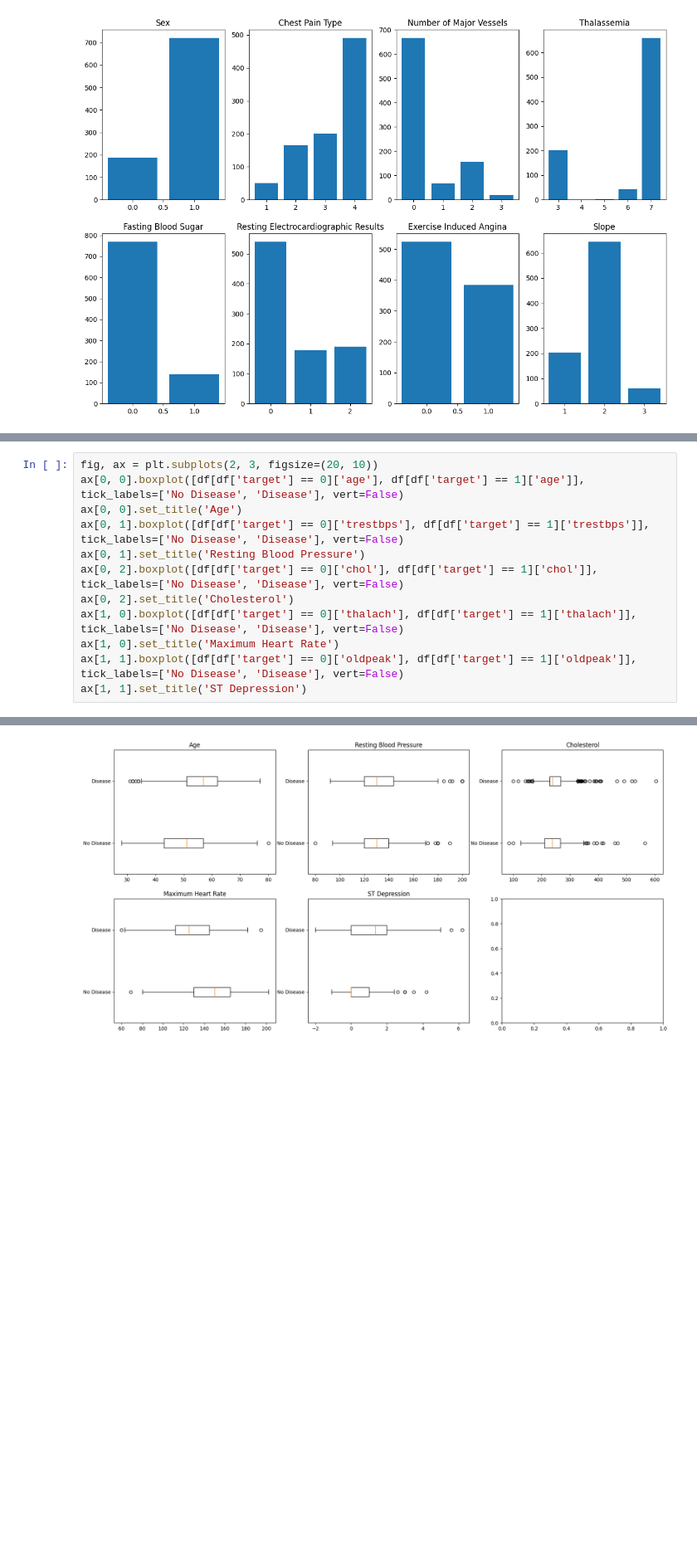
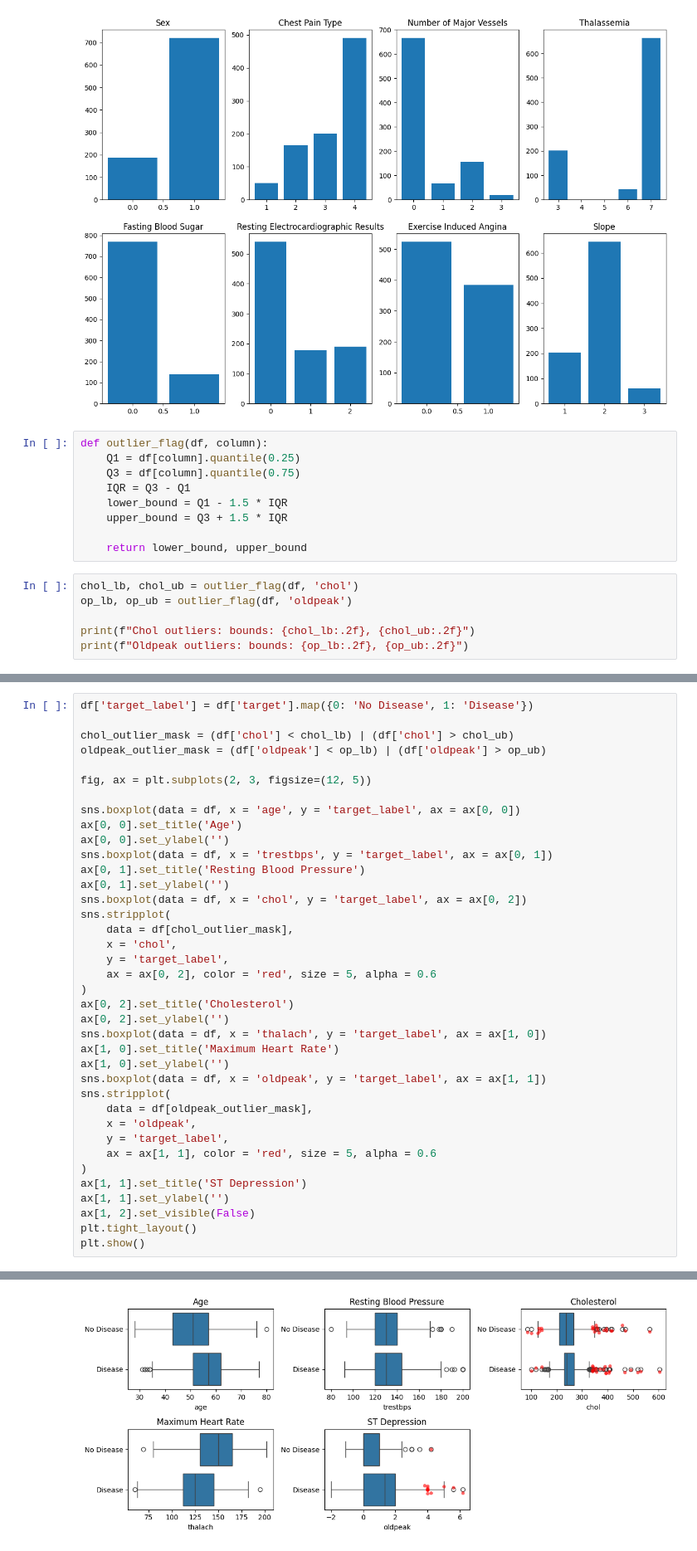
Before and after one commit to TranVietThang178/Heart-Disease-Prediction-Using-Machine-Learning, a Jupyter notebook: notebooks/02_EDA.ipynb, the cells around one changed output, grey strips where cells are left out. Shown at 83% size. Cells and saved outputs as stored; diff of their text form; blank space fills up the shorter version.

Commit message:
Minor fix for preprocessing, EDA boxplot upgraded, new file for Feature Engineering

```diff
--- a/notebooks/02_EDA.ipynb
+++ b/notebooks/02_EDA.ipynb
@@ -99,3 +99,18 @@ ax[0, 3].set_title('Thalassemia')
 # %% [output]
 Text(0.5, 1.0, 'Thalassemia')
 [figure]
+# %%
+def outlier_flag(df, column):
+    Q1 = df[column].quantile(0.25)
+    Q3 = df[column].quantile(0.75)
+    IQR = Q3 - Q1
+    lower_bound = Q1 - 1.5 * IQR
+    upper_bound = Q3 + 1.5 * IQR
+
+    return lower_bound, upper_bound
+# %%
+chol_lb, chol_ub = outlier_flag(df, 'chol')
+op_lb, op_ub = outlier_flag(df, 'oldpeak')
+
+print(f"Chol outliers: bounds: {chol_lb:.2f}, {chol_ub:.2f}")
+print(f"Oldpeak outliers: bounds: {op_lb:.2f}, {op_ub:.2f}")
@@ -102,13 +120,39 @@ Text(0.5, 1.0, 'Thalassemia')
 # %%
-fig, ax = plt.subplots(2, 3, figsize=(20, 10))
-ax[0, 0].boxplot([df[df['target'] == 0]['age'], df[df['target'] == 1]['age']], tick_labels=['No Disease', 'Disease'], vert=False)
+df['target_label'] = df['target'].map({0: 'No Disease', 1: 'Disease'})
+
+chol_outlier_mask = (df['chol'] < chol_lb) | (df['chol'] > chol_ub)
+oldpeak_outlier_mask = (df['oldpeak'] < op_lb) | (df['oldpeak'] > op_ub)
+
+fig, ax = plt.subplots(2, 3, figsize=(12, 5))
+
+sns.boxplot(data = df, x = 'age', y = 'target_label', ax = ax[0, 0])
 ax[0, 0].set_title('Age')
-ax[0, 1].boxplot([df[df['target'] == 0]['trestbps'], df[df['target'] == 1]['trestbps']], tick_labels=['No Disease', 'Disease'], vert=False)
+ax[0, 0].set_ylabel('')
+sns.boxplot(data = df, x = 'trestbps', y = 'target_label', ax = ax[0, 1])
 ax[0, 1].set_title('Resting Blood Pressure')
-ax[0, 2].boxplot([df[df['target'] == 0]['chol'], df[df['target'] == 1]['chol']], tick_labels=['No Disease', 'Disease'], vert=False)
+ax[0, 1].set_ylabel('')
+sns.boxplot(data = df, x = 'chol', y = 'target_label', ax = ax[0, 2])
+sns.stripplot(
+    data = df[chol_outlier_mask],
+    x = 'chol',
+    y = 'target_label',
+    ax = ax[0, 2], color = 'red', size = 5, alpha = 0.6
+)
 ax[0, 2].set_title('Cholesterol')
-ax[1, 0].boxplot([df[df['target'] == 0]['thalach'], df[df['target'] == 1]['thalach']], tick_labels=['No Disease', 'Disease'], vert=False)
+ax[0, 2].set_ylabel('')
+sns.boxplot(data = df, x = 'thalach', y = 'target_label', ax = ax[1, 0])
 ax[1, 0].set_title('Maximum Heart Rate')
-ax[1, 1].boxplot([df[df['target'] == 0]['oldpeak'], df[df['target'] == 1]['oldpeak']], tick_labels=['No Disease', 'Disease'], vert=False)
+ax[1, 0].set_ylabel('')
+sns.boxplot(data = df, x = 'oldpeak', y = 'target_label', ax = ax[1, 1])
+sns.stripplot(
+    data = df[oldpeak_outlier_mask],
+    x = 'oldpeak',
+    y = 'target_label',
+    ax = ax[1, 1], color = 'red', size = 5, alpha = 0.6
+)
 ax[1, 1].set_title('ST Depression')
+ax[1, 1].set_ylabel('')
+ax[1, 2].set_visible(False)
+plt.tight_layout()
+plt.show()
 # %% [output]
@@ -116 +159 @@ Text(0.5, 1.0, 'ST Depression')
-[figure, old version]
+[figure, new version]
```
Also changed, not shown: parts of 8 cells of this notebook, 3 other files.
